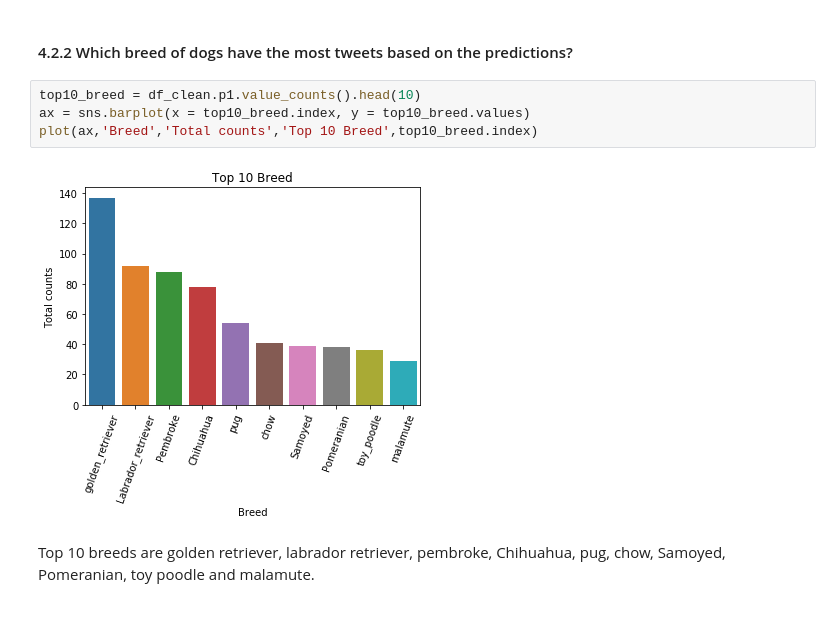
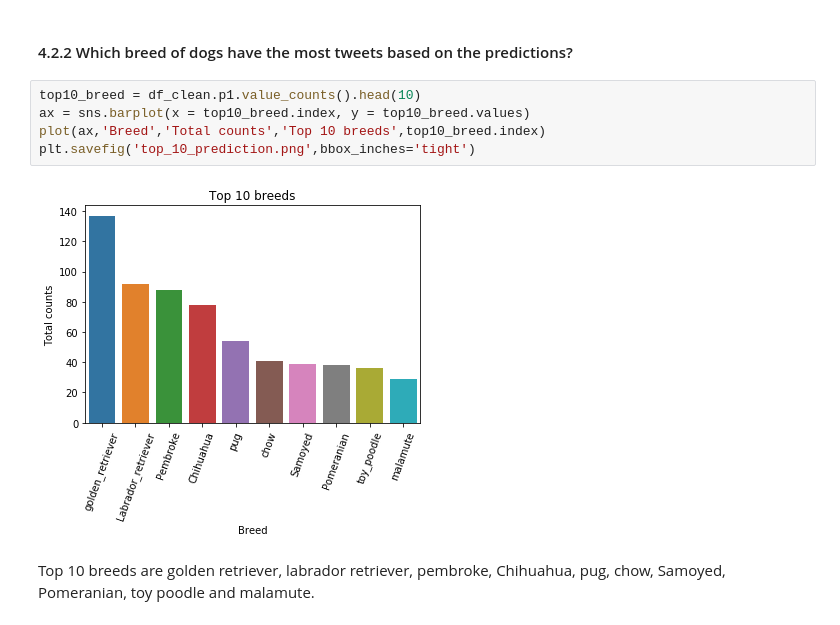
Before and after one commit to Jinning-beep/Udacity_data_analyst_projects, a Jupyter notebook: Project 4 Twitter data analysis and visualization/wrangle_act.ipynb, the cells around one changed output. Drawn from its saved outputs; the diff is of its cells as text.

```diff
--- a/Project 4 Twitter data analysis and visualization/wrangle_act.ipynb
+++ b/Project 4 Twitter data analysis and visualization/wrangle_act.ipynb
@@ -1124,9 +1135,10 @@ A Labrador retriever has gained the most retweets (78486) and favorite counts (1
 # %%
 top10_breed = df_clean.p1.value_counts().head(10)
 ax = sns.barplot(x = top10_breed.index, y = top10_breed.values)
-plot(ax,'Breed','Total counts','Top 10 Breed',top10_breed.index)
+plot(ax,'Breed','Total counts','Top 10 breeds',top10_breed.index)
+plt.savefig('top_10_prediction.png',bbox_inches='tight')
 # %% [output]
-[figure, old version]
+[figure, new version]
 # %% [markdown]
 Top 10 breeds are golden retriever, labrador retriever, pembroke, Chihuahua, pug, chow, Samoyed, Pomeranian, toy poodle and malamute.
 # %% [markdown]
```
Also changed, not shown: parts of 17 cells of this notebook.
